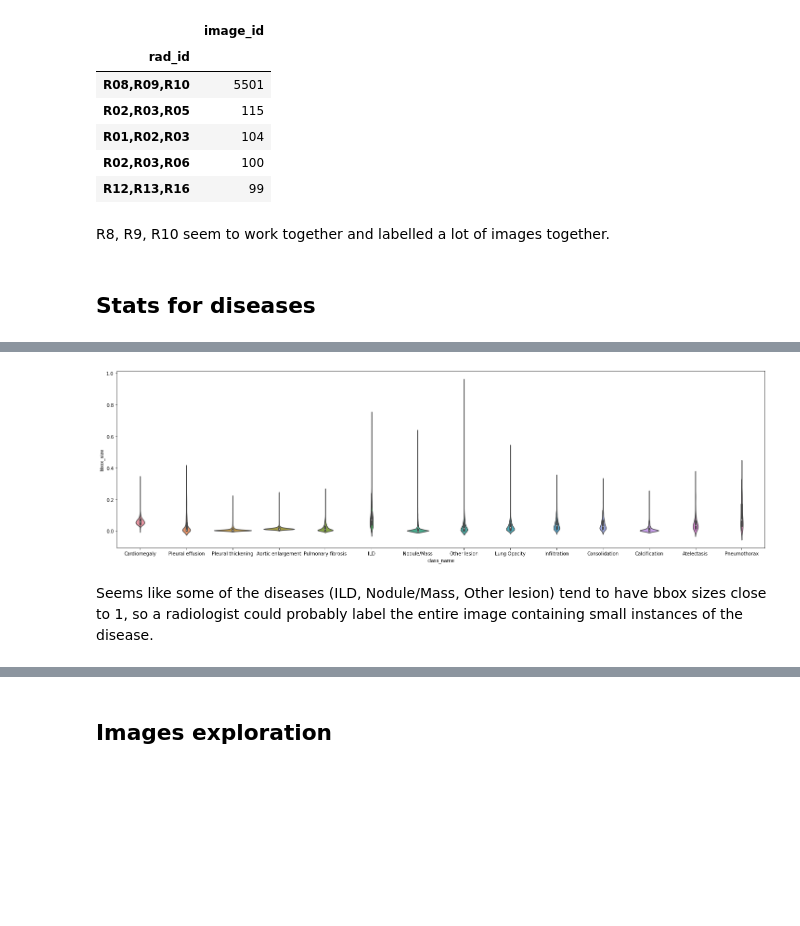
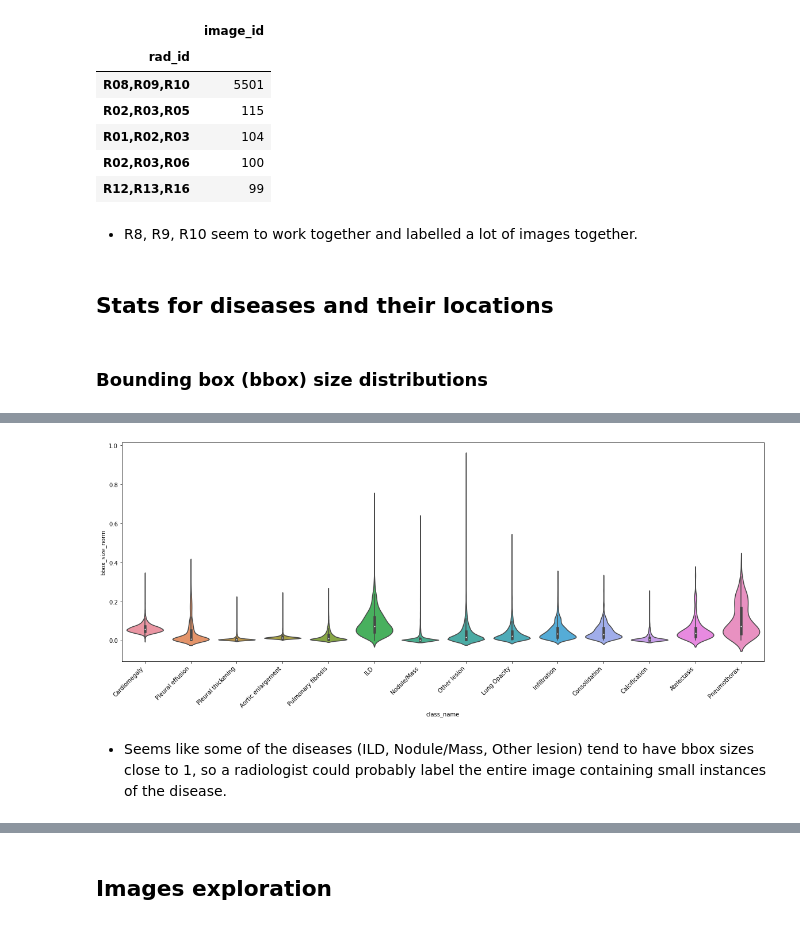
Before and after one commit to Witalia008/kaggle-public, a Jupyter notebook: vinbigdata-chest-xray-abnormalities-detection/vbd-chest-xray-eda.ipynb, the cells around one changed output, grey strips where cells are left out. Saved outputs shown, nothing was run; the diff lists cells and outputs as text; code cells hidden in the pictures; blank space fills up the shorter version.

```diff
--- a/vinbigdata-chest-xray-abnormalities-detection/vbd-chest-xray-eda.ipynb
+++ b/vinbigdata-chest-xray-abnormalities-detection/vbd-chest-xray-eda.ipynb
@@ -117,22 +160,30 @@ label_triplets.head()
 | R02,R03,R06 | 100 |
 | R12,R13,R16 | 99 |
 # %% [markdown]
-R8, R9, R10 seem to work together and labelled a lot of images together.
+* R8, R9, R10 seem to work together and labelled a lot of images together.
 # %% [markdown]
-## Stats for diseases
+## Stats for diseases and their locations
+# %% [markdown]
+### Bounding box (bbox) size distributions
 # %%
 box_sizes = train_data_abnormal.copy()
-box_sizes["bbox_size"] = (box_sizes["x_max"] - box_sizes["x_min"]) * (box_sizes["y_max"] - box_sizes["y_min"]) / (box_sizes["dim0"] * box_sizes["dim1"])
-_, ax = plt.subplots(figsize=(25, 7))
-sns.violinplot(data=box_sizes, x="class_name", y="bbox_size", ax=ax)
-box_sizes[box_sizes["bbox_size"] > 0.6].head()
+
+box_sizes[["x_min_norm", "x_max_norm"]] = box_sizes[["x_min", "x_max"]].div(box_sizes["dim0"], axis=0)
+box_sizes[["y_min_norm", "y_max_norm"]] = box_sizes[["y_min", "y_max"]].div(box_sizes["dim1"], axis=0)
+box_sizes[["bbox_width_norm", "bbox_height_norm"]] = box_sizes[["x_max_norm", "y_max_norm"]] - box_sizes[["x_min_norm", "y_min_norm"]].values
+box_sizes["bbox_size_norm"] = box_sizes["bbox_width_norm"] * box_sizes["bbox_height_norm"]
+
+_, ax = plt.subplots(figsize=(20, 7))
+g = sns.violinplot(data=box_sizes, x="class_name", y="bbox_size_norm", scale="width", ax=ax)
+_ = g.set_xticklabels(g.get_xticklabels(), rotation=45, horizontalalignment='right')
+box_sizes[box_sizes["bbox_size_norm"] > 0.6].head()
 # %% [output]
 |  | image_id | class_name | class_id | rad_id | x_min | y_min | x_max | y_max | dim0 | dim1 | ... |
 | 34 | 0c7a38f293d5f5e4846aa4ca6db4daf1 | ILD | 5 | R15 | 161.0 | 56.0 | 2117.0 | 2213.0 | 2555 | 2285 | ... |
 | 35 | 0c7a38f293d5f5e4846aa4ca6db4daf1 | Other lesion | 9 | R15 | 161.0 | 56.0 | 2117.0 | 2213.0 | 2555 | 2285 | ... |
 | 6946 | 6d5acf3f8a973a26844d617fffe72998 | Nodule/Mass | 8 | R10 | 124.0 | 339.0 | 2238.0 | 2316.0 | 2880 | 2304 | ... |
 | 10975 | 0d30dc1e0070e7a934f39452e3ad3b83 | Other lesion | 9 | R09 | 43.0 | 29.0 | 2034.0 | 2327.0 | 2344 | 2080 | ... |
 | 33178 | e4a528876744e3a37158645935028c57 | ILD | 5 | R17 | 112.0 | 387.0 | 1992.0 | 2444.0 | 2617 | 2093 | ... |
-[figure, old version]
+[figure, new version]
 # %% [markdown]
-Seems like some of the diseases (ILD, Nodule/Mass, Other lesion) tend to have bbox sizes close to 1, so a radiologist could probably label the entire image containing small instances of the disease.
+* Seems like some of the diseases (ILD, Nodule/Mass, Other lesion) tend to have bbox sizes close to 1, so a radiologist could probably label the entire image containing small instances of the disease.
```
Also changed, not shown: parts of 21 cells of this notebook.
